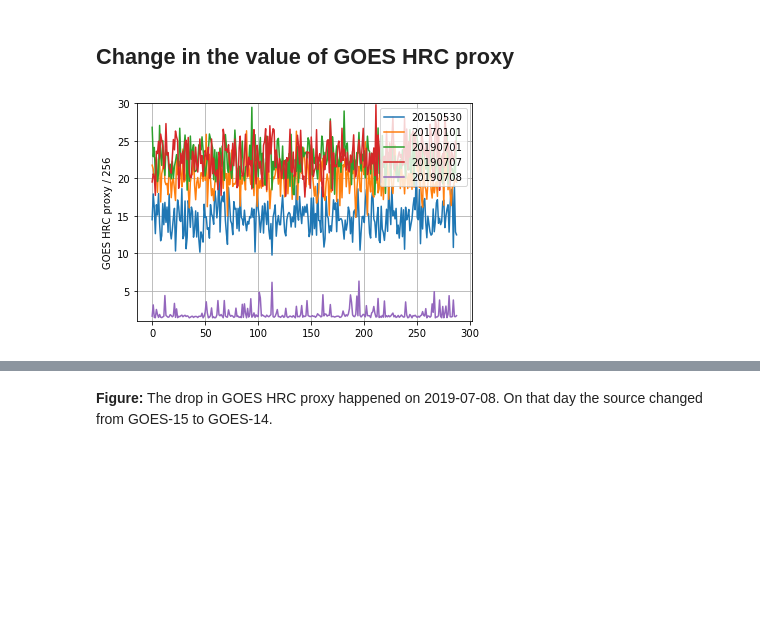
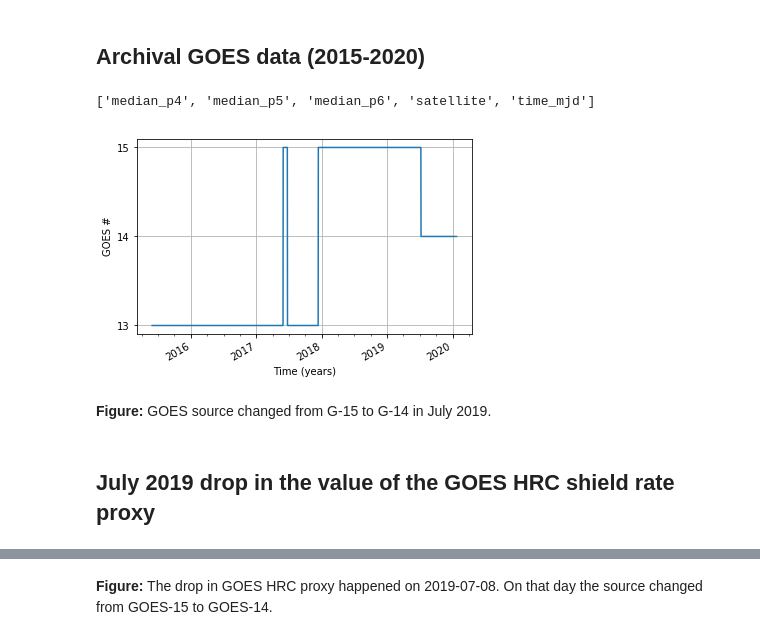
Before and after one commit to chandra-mta/mtanb, a Jupyter notebook: g16-hrc-proxy/g16-hrc-proxy.ipynb, the cells around one changed output, grey strips where cells are left out. Drawn from its saved outputs; the diff is of its cells as text; code cells hidden in the pictures; blank space fills up the shorter version.

```diff
--- a/g16-hrc-proxy/g16-hrc-proxy.ipynb
+++ b/g16-hrc-proxy/g16-hrc-proxy.ipynb
@@ -51,3 +131,5 @@ import json
 # %%
 NAMES = ['YR', 'MO', 'DA', 'HHMM', 'Day1', 'Day2', 'P1', 'P2', 'P3',
          'P4', 'P5', 'P6', 'P7', 'P8', 'P9', 'P10', 'P11']
+# %% [markdown]
+## Archival GOES data (2015-2020)
@@ -54,2 +186,21 @@ NAMES = ['YR', 'MO', 'DA', 'HHMM', 'Day1', 'Day2', 'P1', 'P2', 'P3',
+# %%
+# This table contains 1-day averages for p4, p5, p6
+t = Table.read('goes-2015-05-30-2020-01-22.dat', format='ascii')
+# %%
+t.colnames
+# %% [output]
+['median_p4', 'median_p5', 'median_p6', 'satellite', 'time_mjd']
+# %%
+times = DateTime(t['time_mjd'], format='mjd').secs
+# %%
+plot_cxctime(times, t['satellite'], color='C0')
+plt.yticks([13, 14, 15], ["13", "14", "15"])
+plt.xlabel("Time (years)")
+plt.ylabel("GOES #")
+plt.grid()
+# %% [output]
+[figure, added]
+# %% [markdown]
+__Figure:__ GOES source changed from G-15 to G-14 in July 2019.
 # %% [markdown]
-## Change in the value of GOES HRC proxy
+## July 2019 drop in the value of the GOES HRC shield rate proxy
@@ -114,10 +206,0 @@ p4 = get_protons(f4)
-# %%
-plot_hrc_proxy(f0, p0, label=f0[:8])
-plot_hrc_proxy(f1, p1, label=f1[:8])
-plot_hrc_proxy(f2, p2, label=f2[:8])
-plot_hrc_proxy(f3, p3, label=f3[:8])
-plot_hrc_proxy(f4, p4, label=f4[:8])
-plt.legend(loc=1)
-plt.grid()
-# %% [output]
-[figure, removed]
```
Also changed, not shown: parts of 76 cells of this notebook.
